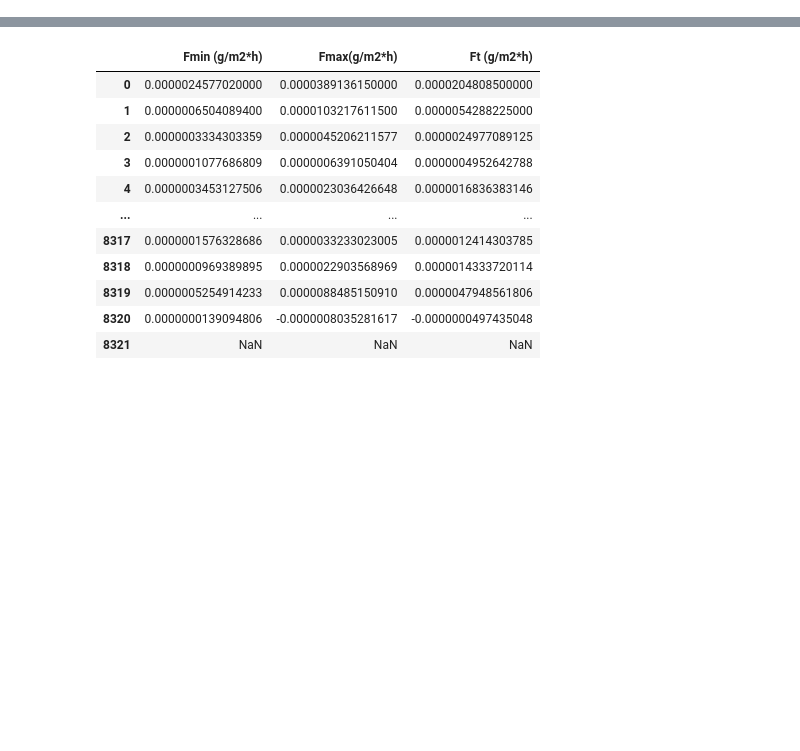
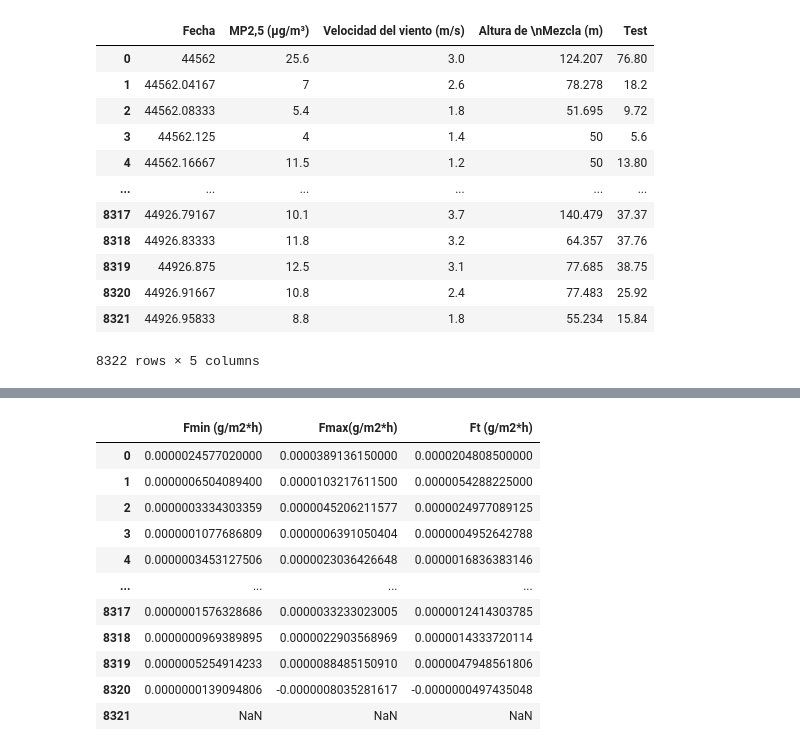
Before and after one commit to pedrosanhueza/arboles, a Jupyter notebook: arbol.ipynb, the cells around one changed output, grey strips where cells are left out. Saved outputs shown, nothing was run; the diff lists cells and outputs as text; code cells hidden in the pictures; blank space fills up the shorter version.

Commit message:
commit from decimal import Decimal

```diff
--- a/arbol.ipynb
+++ b/arbol.ipynb
@@ -3,5 +4,7 @@ import pandas as pd
 # %%
-df = pd.read_csv("/Users/pedrosanhueza/EXOXY/Administrative Documents/Jobs/geoaire/Planilla.csv")
+# read all values as a string
 
-df.shape
+df = pd.read_csv("/Users/pedrosanhueza/EXOXY/Administrative Documents/Jobs/geoaire/Planilla.csv", dtype=str)
+
+df
 # %% [output]
@@ -71,0 +24,6 @@ df
+# %%
+# replace comma with dots
+
+df = df.applymap(lambda x: str(x).replace(',', '.'))
+
+df
@@ -71,0 +44,6 @@ df
+# %%
+# convert values to decimals
+
+df = df.applymap(lambda x: Decimal(x) if pd.notna(x) else x)
+
+df
@@ -72,3 +64,21 @@ df
+# %%
+df['Test'] = df['MP2,5 (µg/m³)'] * df['Velocidad del viento (m/s)']
+
+df
+# %% [output]
+|  | Fecha | MP2,5 (µg/m³) | Velocidad del viento (m/s) | Altura de \nMezcla (m) | Test |
+| 0 | 44562 | 25.6 | 3.0 | 124.207 | 76.80 |
+| 1 | 44562.04167 | 7 | 2.6 | 78.278 | 18.2 |
+| 2 | 44562.08333 | 5.4 | 1.8 | 51.695 | 9.72 |
+| 3 | 44562.125 | 4 | 1.4 | 50 | 5.6 |
+| 4 | 44562.16667 | 11.5 | 1.2 | 50 | 13.80 |
+| ... | ... | ... | ... | ... | ... |
+| 8317 | 44926.79167 | 10.1 | 3.7 | 140.479 | 37.37 |
+| 8318 | 44926.83333 | 11.8 | 3.2 | 64.357 | 37.76 |
+| 8319 | 44926.875 | 12.5 | 3.1 | 77.685 | 38.75 |
+| 8320 | 44926.91667 | 10.8 | 2.4 | 77.483 | 25.92 |
+| 8321 | 44926.95833 | 8.8 | 1.8 | 55.234 | 15.84 |
+8322 rows × 5 columns
 # %%
 flux = pd.DataFrame()
 flux['MP2,5 (g/m³)']    = df['MP2,5 (µg/m³)'] / 1000 / 1000
```
Also changed, not shown: parts of 5 cells of this notebook, 1 other file.
